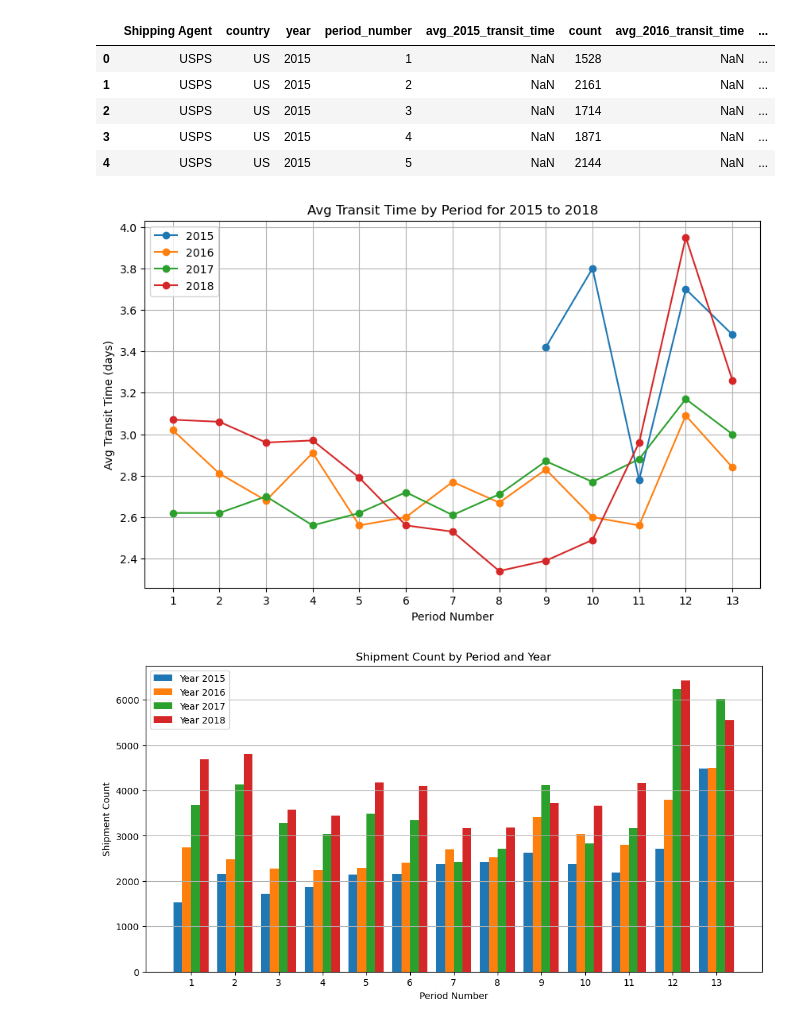
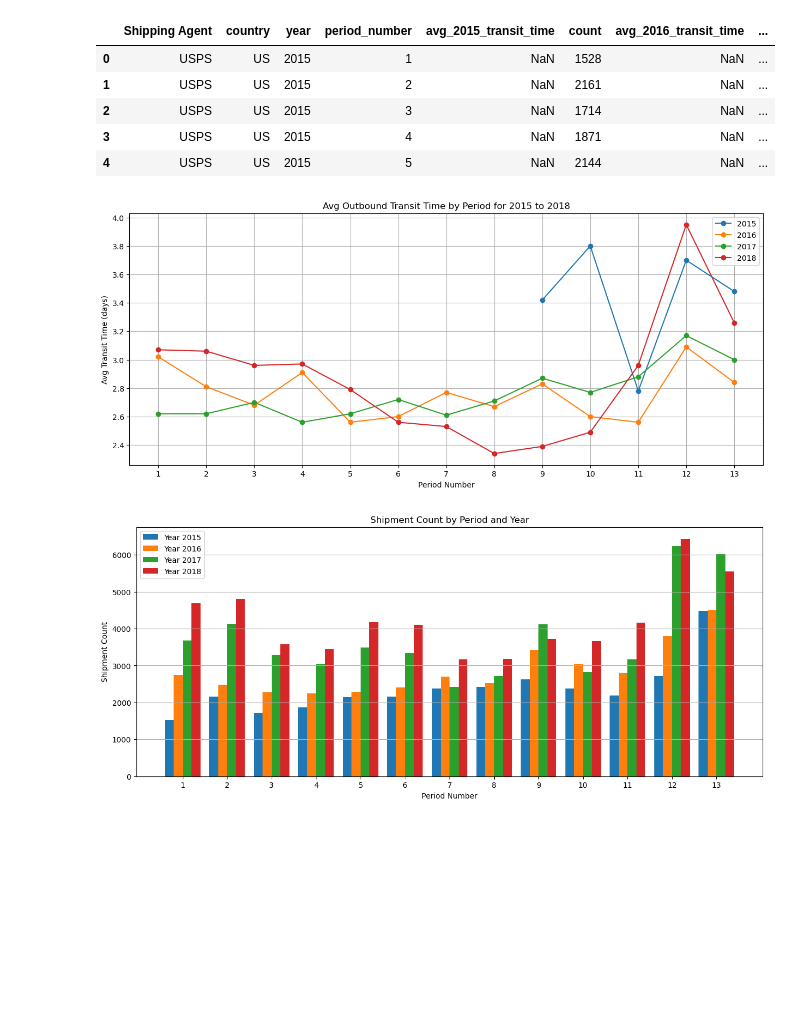
Before and after one commit to wrighang/shipping-data-analysis, a Jupyter notebook: FINAL_usps_transit_time_analysis.ipynb, the cells around one changed output. Cells and saved outputs as stored; diff of their text form; code cells hidden in the pictures; blank space fills up the shorter version.

```diff
--- a/FINAL_usps_transit_time_analysis.ipynb
+++ b/FINAL_usps_transit_time_analysis.ipynb
@@ -54,42 +117,42 @@ combined_transit_time_df.head()
 #plot average transit time from 2015 to 2018
 
 
 #define a mapping of year to the avg_transit_time column
 avg_transit_time_columns = {
     2015: "avg_2015_transit_time",
     2016: "avg_2016_transit_time",
     2017: "avg_2017_transit_time",
     2018: "avg_2018_transit_time"}
 
-plt.figure(figsize=(10, 6))
+plt.figure(figsize=(15, 6))
 
 #loop through each year and plot the data
 for year, column in avg_transit_time_columns.items():
     subset = combined_transit_time_df[combined_transit_time_df["year"] == year]
     plt.plot(
         subset["period_number"],
         subset[column],
         marker="o",
         label=str(year))
 
 #set x-axis ticks to show 1 through 13 for periods
 plt.xticks(ticks=range(1, 14))
 
 #add labels, title, legend, and grid
-plt.title("Avg Transit Time by Period for 2015 to 2018")
+plt.title("Avg Outbound Transit Time by Period for 2015 to 2018")
 plt.xlabel("Period Number")
 plt.ylabel("Avg Transit Time (days)")
 plt.legend()
 plt.grid(True)
 plt.show()
 # %% [output]
-[figure, old version]
+[figure, new version]
 # %%
 #create a bar plot for shipment count by period for each year
 
 
 #increase figure width
-plt.figure(figsize=(12, 6))
+plt.figure(figsize=(15, 6))
 
 #add dictionary to define horizontal lines
 offsets = {2015: -0.3, 2016: -0.1, 2017: 0.1, 2018: 0.3}
@@ -113,7 +176,7 @@ plt.legend()
 plt.grid(axis="y")
 plt.show()
 # %% [output]
-[figure, old version]
+[figure, new version]
 # %%
 #sorted data by period and year
 combined_transit_time_df = combined_transit_time_df.sort_values(by=["period_number", "year"])
```
Also changed, not shown: parts of 7 cells of this notebook, 4 other files.
